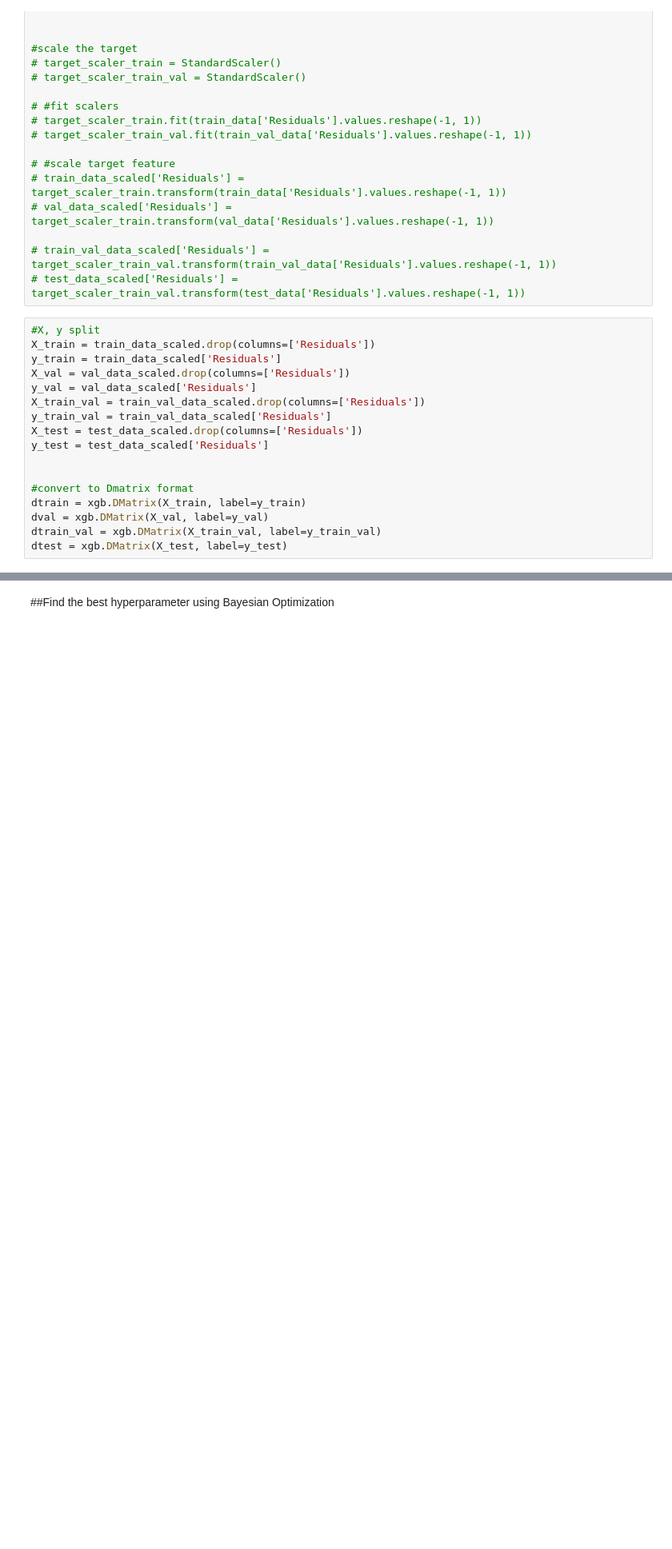
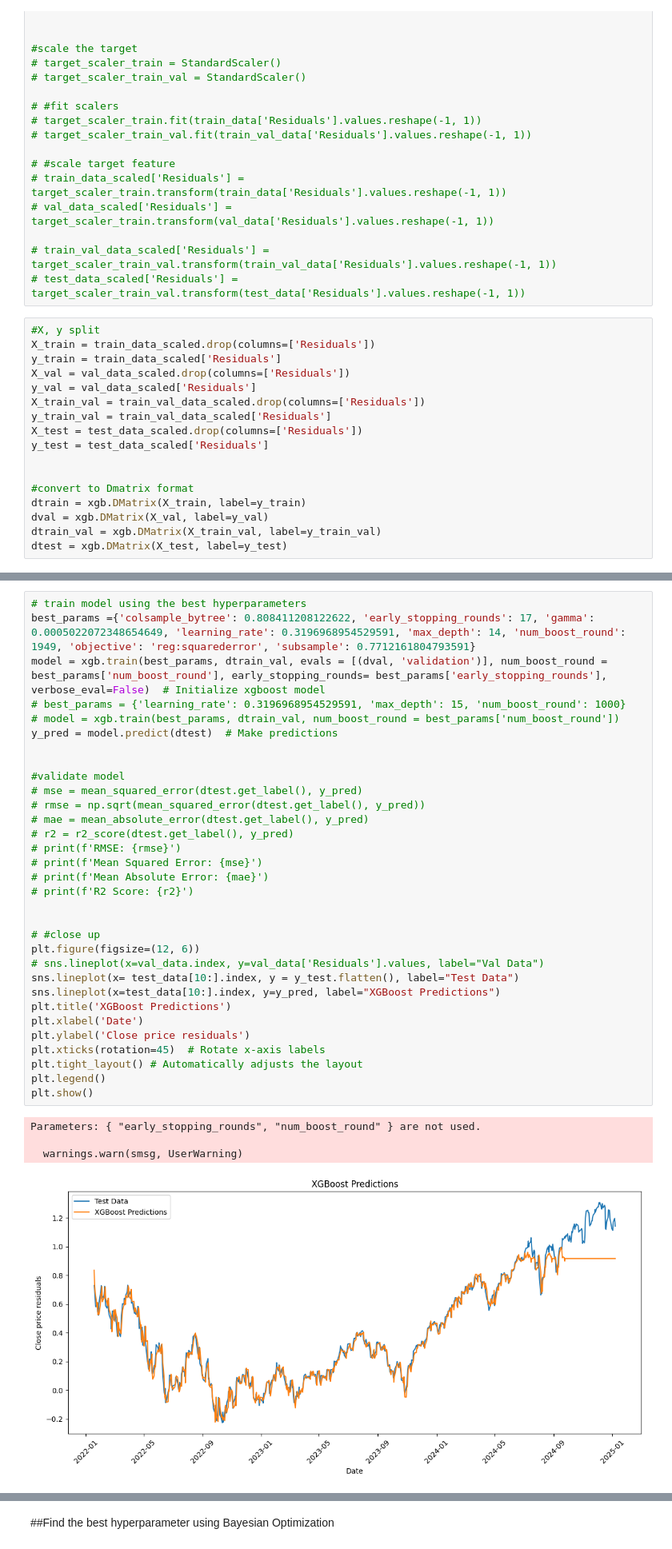
Before and after one commit to andreadamiano/Arbitrated-Dynamic-Ensemble, a Jupyter notebook: Project_code/XGBoost/XGBoost model.ipynb, the cells around one changed output, grey strips where cells are left out. Shown at 80% size. Drawn from its saved outputs; the diff is of its cells as text; blank space fills up the shorter version.

```diff
--- a/Project_code/XGBoost/XGBoost model.ipynb
+++ b/Project_code/XGBoost/XGBoost model.ipynb
@@ -225,0 +284,37 @@ dtest = xgb.DMatrix(X_test, label=y_test)
+# %%
+# train model using the best hyperparameters
+best_params ={'colsample_bytree': 0.808411208122622, 'early_stopping_rounds': 17, 'gamma': 0.0005022072348654649, 'learning_rate': 0.3196968954529591, 'max_depth': 14, 'num_boost_round': 1949, 'objective': 'reg:squarederror', 'subsample': 0.7712161804793591}
+model = xgb.train(best_params, dtrain_val, evals = [(dval, 'validation')], num_boost_round = best_params['num_boost_round'], early_stopping_rounds= best_params['early_stopping_rounds'], verbose_eval=False)  # Initialize xgboost model
+# best_params = {'learning_rate': 0.3196968954529591, 'max_depth': 15, 'num_boost_round': 1000}
+# model = xgb.train(best_params, dtrain_val, num_boost_round = best_params['num_boost_round'])
+y_pred = model.predict(dtest)  # Make predictions
+
+
+#validate model
+# mse = mean_squared_error(dtest.get_label(), y_pred)
+# rmse = np.sqrt(mean_squared_error(dtest.get_label(), y_pred))
+# mae = mean_absolute_error(dtest.get_label(), y_pred)
+# r2 = r2_score(dtest.get_label(), y_pred)
+# print(f'RMSE: {rmse}')
+# print(f'Mean Squared Error: {mse}')
+# print(f'Mean Absolute Error: {mae}')
+# print(f'R2 Score: {r2}')
+
+
+# #close up
+plt.figure(figsize=(12, 6))
+# sns.lineplot(x=val_data.index, y=val_data['Residuals'].values, label="Val Data")
+sns.lineplot(x= test_data[10:].index, y = y_test.flatten(), label="Test Data")
+sns.lineplot(x=test_data[10:].index, y=y_pred, label="XGBoost Predictions")
+plt.title('XGBoost Predictions')
+plt.xlabel('Date')
+plt.ylabel('Close price residuals')
+plt.xticks(rotation=45)  # Rotate x-axis labels
+plt.tight_layout() # Automatically adjusts the layout
+plt.legend()
+plt.show()
+# %% [output]
+Parameters: { "early_stopping_rounds", "num_boost_round" } are not used.
+
+  warnings.warn(smsg, UserWarning)
+[figure, added]
```
Also changed, not shown: parts of 9 cells of this notebook, 1 other file.
